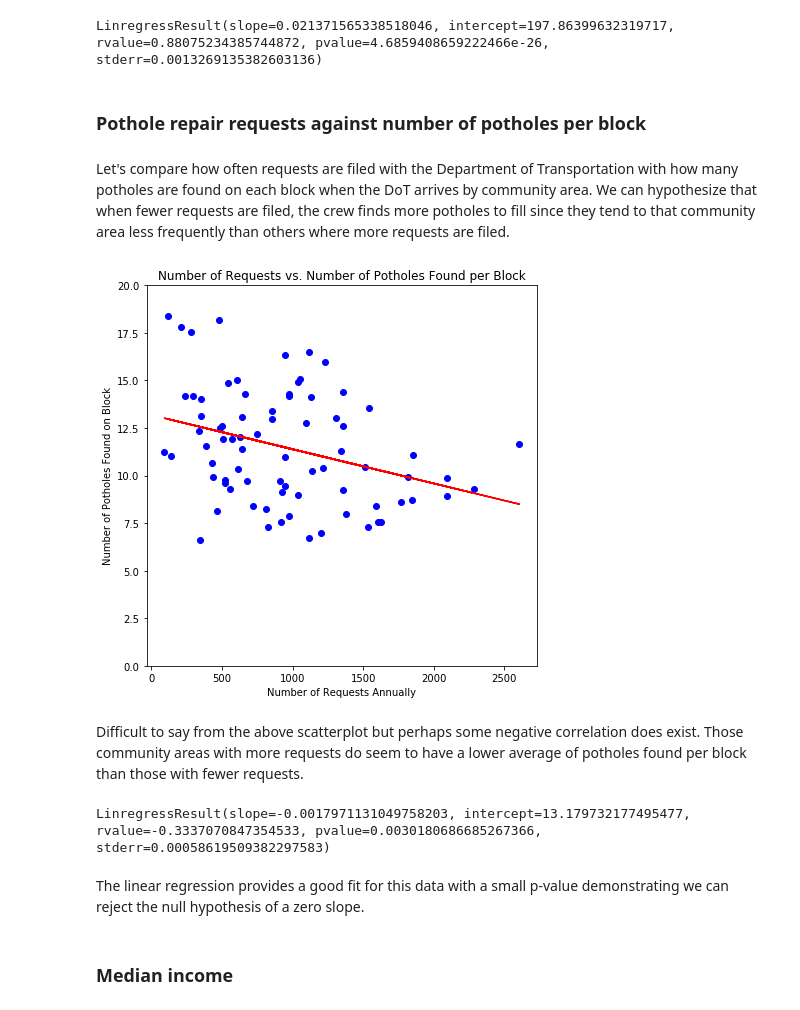
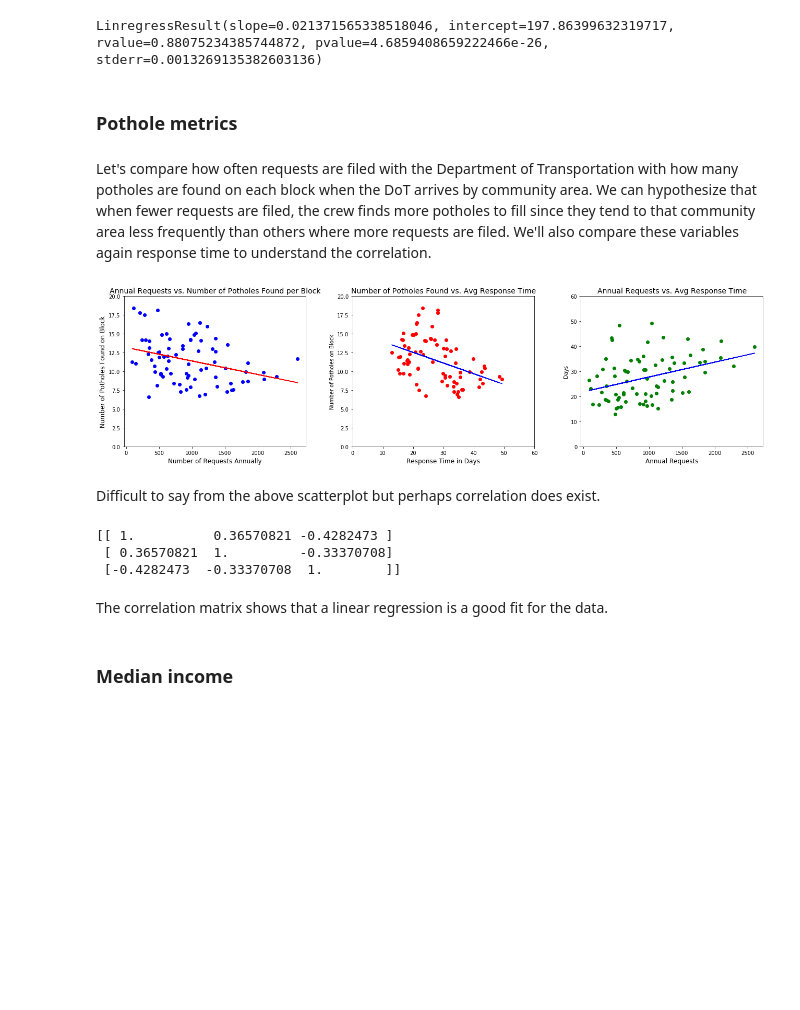
Before and after one commit to mdhanna/Chicago_Pothole_Analysis, a Jupyter notebook: Capstone1_Chicago_Pothole_Analysis.ipynb, the cells around one changed output. Drawn from its saved outputs; the diff is of its cells as text; code cells hidden in the pictures; blank space fills up the shorter version.

```diff
--- a/Capstone1_Chicago_Pothole_Analysis.ipynb
+++ b/Capstone1_Chicago_Pothole_Analysis.ipynb
@@ -41,7 +41,7 @@ for date in df['COMPLETION DATE']:
         cleanedCompletionDate.append(datetime.datetime.strptime(date, '%Y-%m-%dT%H:%M:%S'))
     else:
         cleanedCompletionDate.append(None)
-df.insert(3, 'cleaned Completion Date', cleanedCompletionDate)
+df.insert(3, 'clean Completion Date', cleanedCompletionDate)
 
 #Convert creation date from string to datetime object
 cleanedCreationDate = []
@@ -50,10 +50,10 @@ for date in df['CREATION DATE']:
         cleanedCreationDate.append(datetime.datetime.strptime(date, '%Y-%m-%dT%H:%M:%S'))
     else:
         cleanedCreationDate.append(None)
-df.insert(1, 'cleaned Creation Date', cleanedCreationDate)
+df.insert(1, 'clean Creation Date', cleanedCreationDate)
 
 #Convert 'Number of Potholes Filled on Block' to integers and latitude, longitude, x & y coordinates to floats
-df.insert(10, 'Num Potholes Filled On Block', pd.to_numeric(df['NUMBER OF POTHOLES FILLED ON BLOCK'], errors = 'ignore', downcast = 'integer'))
+df.insert(10, 'Num Holes Found', pd.to_numeric(df['NUMBER OF POTHOLES FILLED ON BLOCK'], errors = 'ignore', downcast = 'integer'))
 df.insert(11, 'X Coordinate', pd.to_numeric(df['X COORDINATE']).fillna(''))
 df.insert(12, 'Y Coordinate', pd.to_numeric(df['Y COORDINATE']).fillna(''))
 df.insert(13, 'Latitude', pd.to_numeric(df['LATITUDE']).fillna(''))
@@ -118,11 +139,11 @@ df = pd.merge(df, dfWards, on='Ward')
 # %% [markdown]
 First, let's test the City's statement that "Pothole repairs are generally completed within 7 days from the first report of a pothole to 311."
 # %%
-df['timePassed'] = (df['cleaned Completion Date'] - df['cleaned Creation Date']).dt.days
+df['timePassed'] = (df['clean Completion Date'] - df['clean Creation Date']).dt.days
 
-weekOrLess = df[df['timePassed'] < 7]
+weekOrLess = df[df['timePassed'] <= 7]
 
 #Count by creation date to find all requests
-pctWeekOrLess = weekOrLess['cleaned Creation Date'].count() * 100 / df['cleaned Creation Date'].count()
+pctWeekOrLess = weekOrLess['clean Creation Date'].count() * 100 / df['clean Creation Date'].count()
 pctWeekOrLess
 # %% [output]
@@ -197,7 +218,7 @@ winter = [12, 1, 2]
 seasons = []
 
 #Run through creation dates in dataframe and append correct season to list
-for date in df['cleaned Creation Date']:
+for date in df['clean Creation Date']:
     if date.month in winter:
         seasons.append('winter')
     elif date.month in fall:
@@ -564,7 +604,7 @@ CA_key[CA_key['CA Numbers in DF'] == False]
 Let's first look at how pothole requests compare when we look at community areas (CA's).
 # %%
 #Divide CA_requests by 6.5 to find annual requests
-CA_requests = totalDF.groupby('GEOG')['cleaned Creation Date'].count() / 6.5
+CA_requests = totalDF.groupby('GEOG')['clean Creation Date'].count() / 6.5
 fig = plt.figure(figsize=(18, 9))
 CA_requests.plot(kind='bar', color = 'darkcyan');
 plt.ylabel('Number of requests');
@@ -616,34 +664,64 @@ We see a very clear linear relationship here. A linear regression line was added
 linregress(population, CA_requests)
 # %% [output]
 LinregressResult(slope=0.021371565338518046, intercept=197.86399632319717, rvalue=0.88075234385744872, pvalue=4.6859408659222466e-26, stderr=0.0013269135382603136)
-# %% [markdown]
-### Pothole repair requests against number of potholes per block
+# %% [markdown]
+### Pothole metrics
 # %% [markdown]
-Let's compare how often requests are filed with the Department of Transportation with how many potholes are found on each block when the DoT arrives by community area.  We can hypothesize that when fewer requests are filed, the crew finds more potholes to fill since they tend to that community area less frequently than others where more requests are filed.
+Let's compare how often requests are filed with the Department of Transportation with how many potholes are found on each block when the DoT arrives by community area.  We can hypothesize that when fewer requests are filed, the crew finds more potholes to fill since they tend to that community area less frequently than others where more requests are filed.  We'll also compare these variables again response time to understand the correlation.
 # %%
 #Combine average number of potholes per block and number of annual requests by community area
-
-fig = plt.figure(figsize=(7,7))
+avgPotholeNumByCA = totalDF.groupby('GEOG')['Num Holes Found'].mean()
+fig = plt.figure(figsize=(18,5))
+plt.subplot(1,3,1)
 plt.plot(CA_requests, avgPotholeNumByCA, 'bo');
-plt.ylabel('Number of Potholes Found on Block');
-plt.xlabel('Number of Requests Annually');
+plt.ylabel('Number of Potholes Found on Block', fontsize = 12);
+plt.xlabel('Number of Requests Annually', fontsize = 12);
 plt.ylim([0,20]);
-plt.title('Number of Requests vs. Number of Potholes Found per Block');
+plt.title('Annual Requests vs. Number of Potholes Found per Block', fontsize = 14);
 
 #Add regression line
 slope, intercept, r, p, stderr = linregress(CA_requests, avgPotholeNumByCA)
 line_values = [slope * i + intercept for i in list(CA_requests)]
 plt.plot(list(CA_requests), line_values, '-r');
+
+plt.subplot(1,3,2)
+plt.plot(avgDaysCA, avgPotholeNumByCA, 'ro');
+plt.ylabel('Number of Potholes on Block');
+plt.xlabel('Response Time in Days', fontsize = 12);
+plt.ylim([0,20]);
+plt.xlim([0,60]);
+plt.title('Number of Potholes Found vs. Avg Response Time', fontsize = 14);
+
+#Add regression line
+slope, intercept, r, p, stderr = linregress(avgDaysCA, avgPotholeNumByCA)
+line_values = [slope * i + intercept for i in list(avgDaysCA)]
+plt.plot(list(avgDaysCA), line_values, '-b');
+fig.tight_layout()
+
+plt.subplot(1,3,3)
+plt.plot(CA_requests, avgDaysCA, 'go');
+plt.ylabel('Days');
+plt.xlabel('Annual Requests', fontsize = 12);
+plt.ylim([0,60]);
+plt.title('Annual Requests vs. Avg Response Time', fontsize = 14);
+
+#Add regression line
+slope, intercept, r, p, stderr = linregress(CA_requests, avgDaysCA,)
+line_values = [slope * i + intercept for i in list(CA_requests)]
+plt.plot(list(CA_requests), line_values, '-b');
+fig.tight_layout()
 # %% [output]
-[figure, old version]
+[figure, new version]
 # %% [markdown]
-Difficult to say from the above scatterplot but perhaps some negative correlation does exist.  Those community areas with more requests do seem to have a lower average of potholes found per block than those with fewer requests.
+Difficult to say from the above scatterplot but perhaps correlation does exist.
-# %%
-linregress(CA_requests, avgPotholeNumByCA)
-# %% [output]
-LinregressResult(slope=-0.0017971131049758203, intercept=13.179732177495477, rvalue=-0.3337070847354533, pvalue=0.0030180686685267366, stderr=0.00058619509382297583)
-# %% [markdown]
-The linear regression provides a good fit for this data with a small p-value demonstrating we can reject the null hypothesis of a zero slope.
+# %%
+print(np.corrcoef([avgDaysCA, CA_requests, avgPotholeNumByCA]))
+# %% [output]
+[[ 1.          0.36570821 -0.4282473 ]
+ [ 0.36570821  1.         -0.33370708]
+ [-0.4282473  -0.33370708  1.        ]]
+# %% [markdown]
+The correlation matrix shows that a linear regression is a good fit for the data.
 # %% [markdown]
 ### Median income
 # %% [markdown]
```
Also changed, not shown: parts of 46 cells of this notebook.
